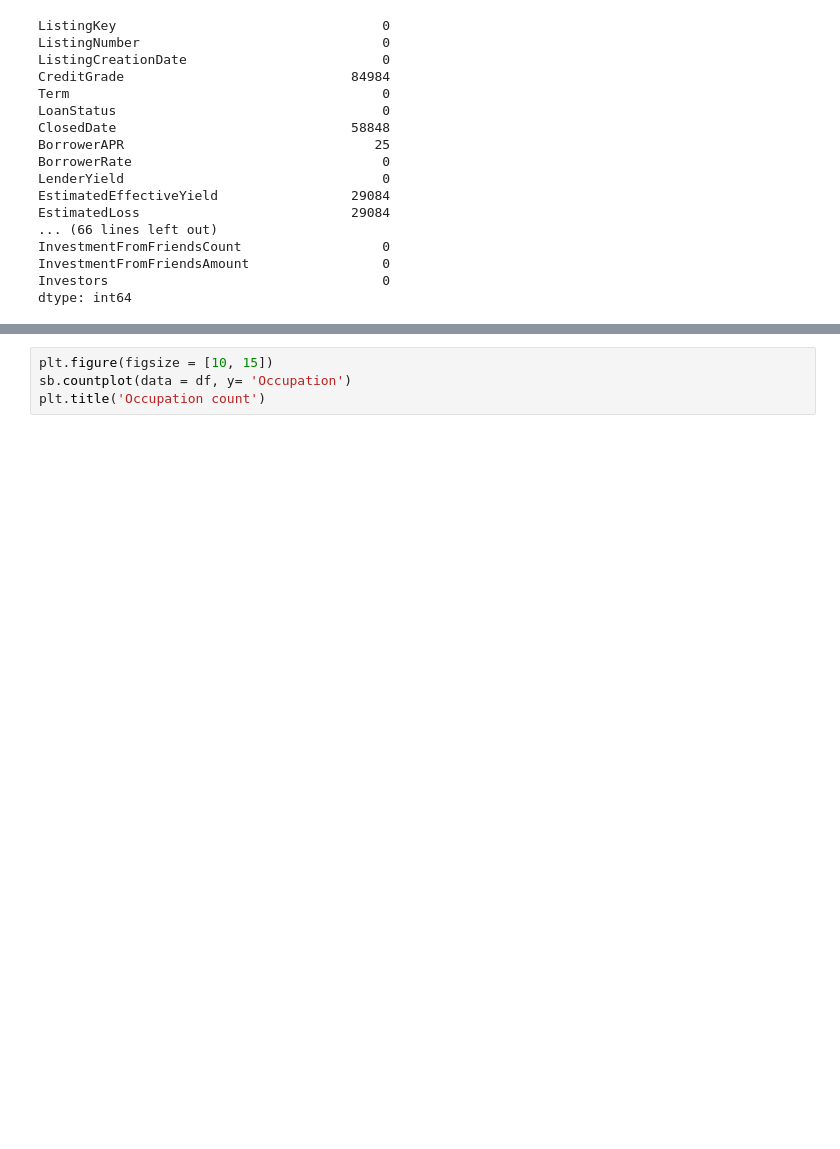
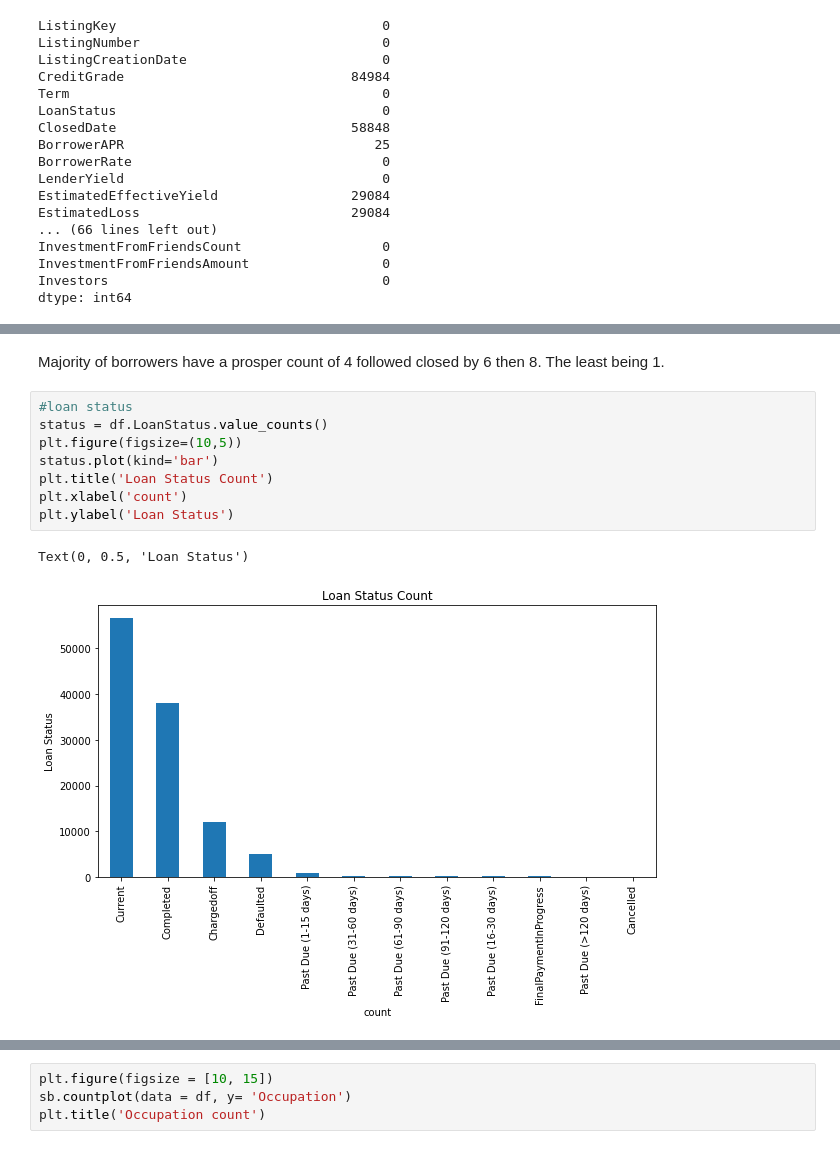
Before and after one commit to chepkuruipurity/visualize, a Jupyter notebook: Part_I_exploration_template.ipynb, the cells around one changed output, grey strips where cells are left out. Cells and saved outputs as stored; diff of their text form; blank space fills up the shorter version.

```diff
--- a/Part_I_exploration_template.ipynb
+++ b/Part_I_exploration_template.ipynb
@@ -237,0 +102,13 @@ Name: IncomeRange, dtype: int64
+# %% [markdown]
+Majority of borrowers have a prosper count of 4 followed closed by 6  then 8. The least being 1.
+# %%
+#loan status
+status = df.LoanStatus.value_counts()
+plt.figure(figsize=(10,5))
+status.plot(kind='bar')
+plt.title('Loan Status Count')
+plt.xlabel('count')
+plt.ylabel('Loan Status')
+# %% [output]
+Text(0, 0.5, 'Loan Status')
+[figure, added]
```
Also changed, not shown: parts of 72 cells of this notebook, 4 other files.
